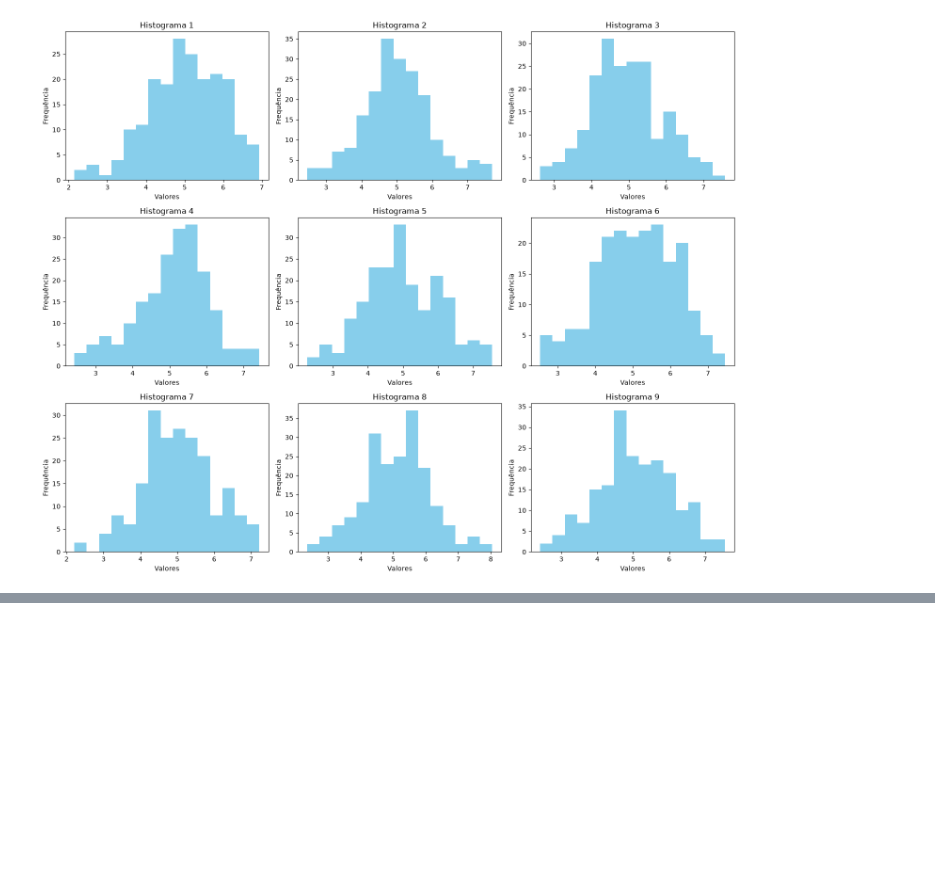
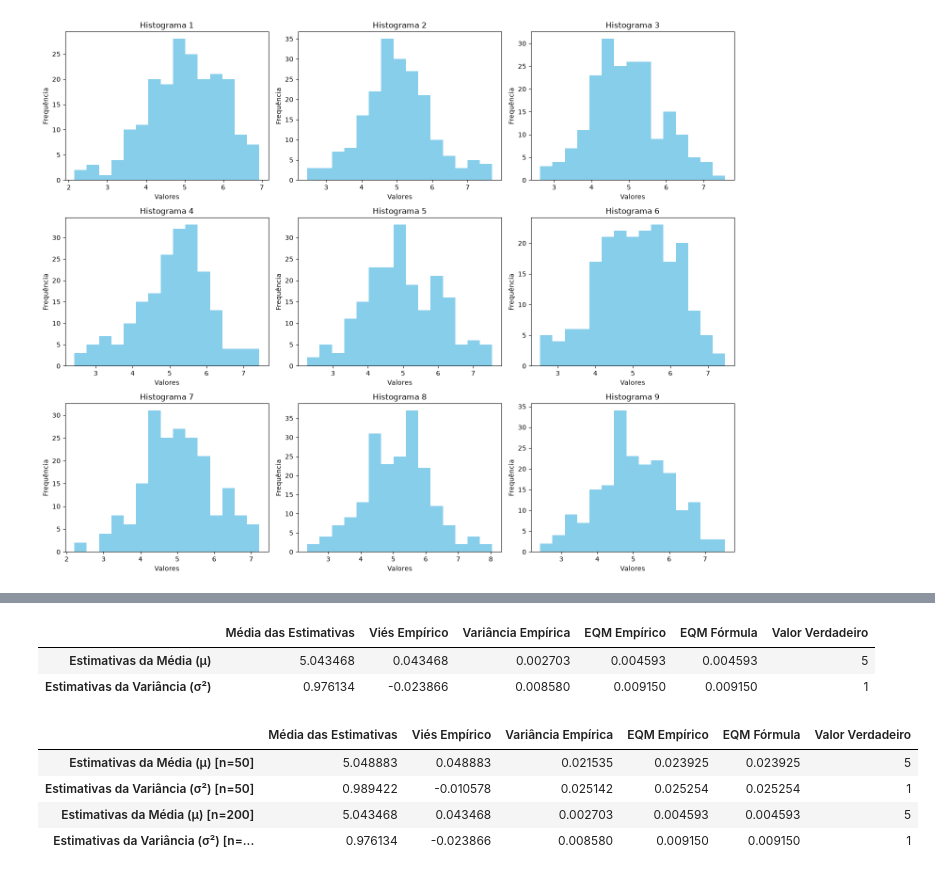
Before and after one commit to mauriciocelini/Trabalho-de-Inferencia, a Jupyter notebook: code_inferencia.ipynb, the cells around one changed output, grey strips where cells are left out. Drawn from its saved outputs; the diff is of its cells as text; code cells hidden in the pictures; blank space fills up the shorter version.

```diff
--- a/code_inferencia.ipynb
+++ b/code_inferencia.ipynb
@@ -224,0 +251,69 @@ plt.show()
+# %%
+# Média das estimativas
+media_medias_200 = media_estimativas(medias_200)
+media_variancias_200 = media_estimativas(vars_200)
+
+# Viéses empíricos
+vies_emp_medias_200 = vies_empirico(medias_200, 5)
+vies_emp_variancias_200 = vies_empirico(vars_200, 1)
+
+# Variâncias empíricas
+var_emp_medias_200 = variancia_empirica(medias_200)
+var_emp_variancias_200 = variancia_empirica(vars_200)
+
+# EQM empírico
+eqm_emp_medias_200 = eqm_empirico(medias_200, 5)
+eqm_emp_var_200 = eqm_empirico(vars_200, 1)
+
+
+# EQM = Variancias empiricas + vieses^2
+eqm_formula_medias_200 = var_emp_medias_200 + vies_emp_medias_200**2
+eqm_formula_variancias_200 = var_emp_variancias_200 + vies_emp_variancias_200**2
+# %%
+dados_tabela = {
+    'Média das Estimativas': [media_medias_200, media_variancias_200],
+    'Viés Empírico': [vies_emp_medias_200, vies_emp_variancias_200],
+    'Variância Empírica': [var_emp_medias_200, var_emp_variancias_200],
+    'EQM Empírico': [eqm_emp_medias_200, eqm_emp_var_200],
+    'EQM Fórmula': [eqm_formula_medias_200, eqm_formula_variancias_200],
+    'Valor Verdadeiro' : [mi, sigma2]
+}
+
+# Cria o DataFrame definindo os nomes das linhas (índices)
+tabela_resultados = pd.DataFrame(
+    dados_tabela,
+    index=['Estimativas da Média (μ)', 'Estimativas da Variância (σ²)']
+)
+tabela_resultados
+# %% [output]
+|  | Média das Estimativas | Viés Empírico | Variância Empírica | EQM Empírico | EQM Fórmula | Valor Verdadeiro |
+| Estimativas da Média (μ) | 5.043468 | 0.043468 | 0.002703 | 0.004593 | 0.004593 | 5 |
+| Estimativas da Variância (σ²) | 0.976134 | -0.023866 | 0.008580 | 0.009150 | 0.009150 | 1 |
+# %%
+dados_tabela = {
+    'Média das Estimativas': [media_medias, media_variancias, media_medias_200, media_variancias_200],
+    'Viés Empírico': [vies_emp_medias, vies_emp_variancias, vies_emp_medias_200, vies_emp_variancias_200],
+    'Variância Empírica': [var_emp_medias, var_emp_variancias, var_emp_medias_200, var_emp_variancias_200],
+    'EQM Empírico': [eqm_emp_medias, eqm_emp_var, eqm_emp_medias_200, eqm_emp_var_200],
+    'EQM Fórmula': [eqm_formula_medias, eqm_formula_variancias, eqm_formula_medias_200, eqm_formula_variancias_200],
+    'Valor Verdadeiro' : [mi, sigma2, mi, sigma2]
+}
+
+# Cria o DataFrame com n=50 no topo e n=200 logo abaixo
+tabela_resultados = pd.DataFrame(
+    dados_tabela,
+    index=[
+        'Estimativas da Média (μ) [n=50]',
+        'Estimativas da Variância (σ²) [n=50]',
+        'Estimativas da Média (μ) [n=200]',
+        'Estimativas da Variância (σ²) [n=200]'
+    ]
+)
+
+tabela_resultados
+# %% [output]
+|  | Média das Estimativas | Viés Empírico | Variância Empírica | EQM Empírico | EQM Fórmula | Valor Verdadeiro |
+| Estimativas da Média (μ) [n=50] | 5.048883 | 0.048883 | 0.021535 | 0.023925 | 0.023925 | 5 |
+| Estimativas da Variância (σ²) [n=50] | 0.989422 | -0.010578 | 0.025142 | 0.025254 | 0.025254 | 1 |
+| Estimativas da Média (μ) [n=200] | 5.043468 | 0.043468 | 0.002703 | 0.004593 | 0.004593 | 5 |
+| Estimativas da Variância (σ²) [n=... | 0.976134 | -0.023866 | 0.008580 | 0.009150 | 0.009150 | 1 |
```
Also changed, not shown: parts of 9 cells of this notebook.
